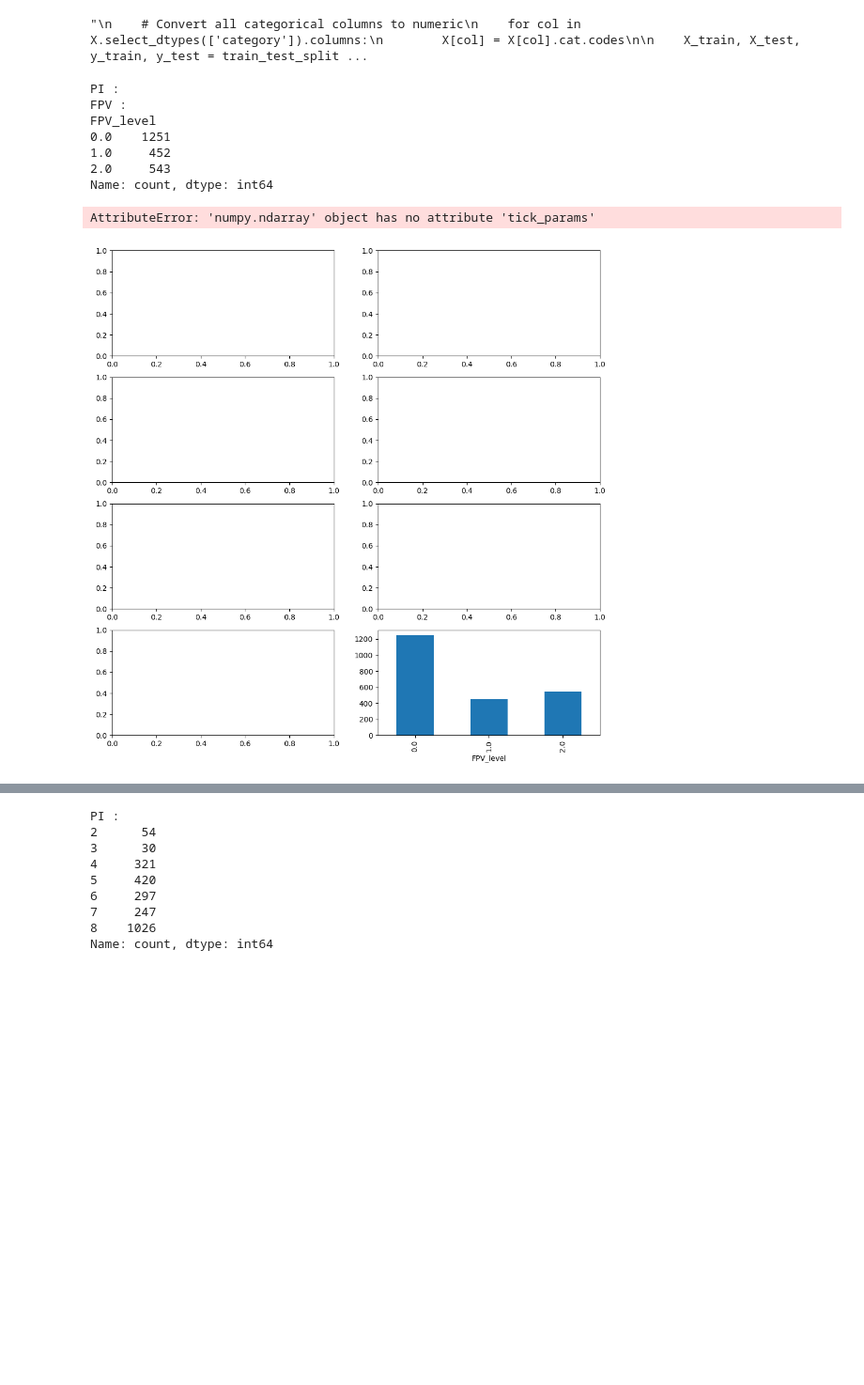
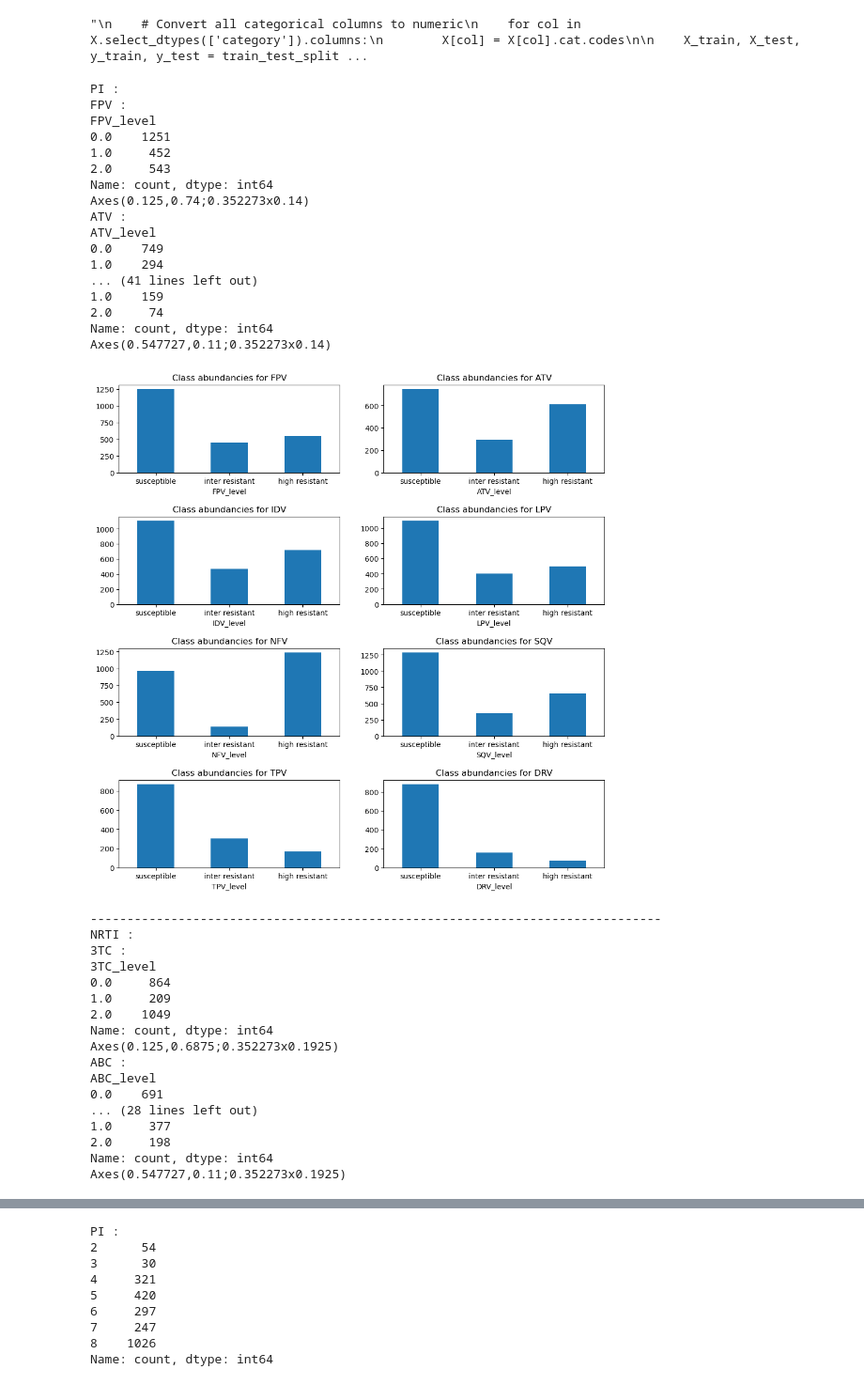
Before and after one commit to FloAvis/Masterthesis_TabPFN_HIV, a Jupyter notebook: Data_import_preprocess.ipynb, the cells around one changed output, grey strips where cells are left out. Shown at 94% size. Drawn from its saved outputs; the diff is of its cells as text; code cells hidden in the pictures; blank space fills up the shorter version.

```diff
--- a/Data_import_preprocess.ipynb
+++ b/Data_import_preprocess.ipynb
@@ -311,6 +311,8 @@ for file in files:
     drugs = [drug for drug in list(df.columns) if not drug.startswith("P") ]
 
     fig, axs = plt.subplots(len(drugs) // 2 + len(drugs) % 2,2,figsize=(12,12))
+    fig.subplots_adjust(hspace = 0.5)
+    axs = axs.flatten()
 
     for i, drug in enumerate(drugs):
         #print(drug)
@@ -323,34 +325,61 @@ for file in files:
 
         #print(dataframe.head())
 
         dataframe = dataframe.dropna()
 
 
         # encoding the levels of susceptibility as 0 for susceptible, 1 as partly resistant and 2 as completly resistant
         dataframe.loc[dataframe[drug] < cutoff_df.loc[drug, "lower"], drug + "_level"] = 0
         dataframe.loc[dataframe[drug] >= cutoff_df.loc[drug, "upper"], drug + "_level"] = 2
         dataframe.loc[(dataframe[drug] >= cutoff_df.loc[drug, "lower"]) & (dataframe[drug] < cutoff_df.loc[drug, "upper"]), drug + "_level"] = 1
 
         class_counts = dataframe[(drug + "_level")].value_counts(sort=False).sort_index()
 
         print(drug, ":")
         print(class_counts)
+        print(axs[i])
 
-        axs[i] = class_counts.plot(kind="bar")
-        axs[i].tick_params("x", rotation=45)
+        class_counts.plot(kind="bar", ax=axs[i])
+        axs[i].tick_params("x", rotation=0)
         #ax.set_ylabels("# of samples")
         axs[i].set_xticklabels(["susceptible", "inter resistant", "high resistant"])
         axs[i].set_title('Class abundancies for ' + drug)
 
     plt.show()
     print("------------------------------------------------------------------------------")
 # %% [output]
 PI :
 FPV :
 FPV_level
 0.0    1251
 1.0     452
 2.0     543
 Name: count, dtype: int64
+Axes(0.125,0.74;0.352273x0.14)
+ATV :
+ATV_level
+0.0    749
+1.0    294
+... (41 lines left out)
+1.0    159
+2.0     74
+Name: count, dtype: int64
+Axes(0.547727,0.11;0.352273x0.14)
+[figure, new version]
-AttributeError: 'numpy.ndarray' object has no attribute 'tick_params'
+------------------------------------------------------------------------------
+NRTI :
+3TC :
+3TC_level
+0.0     864
+1.0     209
+2.0    1049
+Name: count, dtype: int64
+Axes(0.125,0.6875;0.352273x0.1925)
+ABC :
+ABC_level
+0.0    691
+... (28 lines left out)
+1.0     377
+2.0     198
+Name: count, dtype: int64
+Axes(0.547727,0.11;0.352273x0.1925)
-[figure, old version]
```
Also changed, not shown: parts of 1 cell of this notebook, 14 other files.
